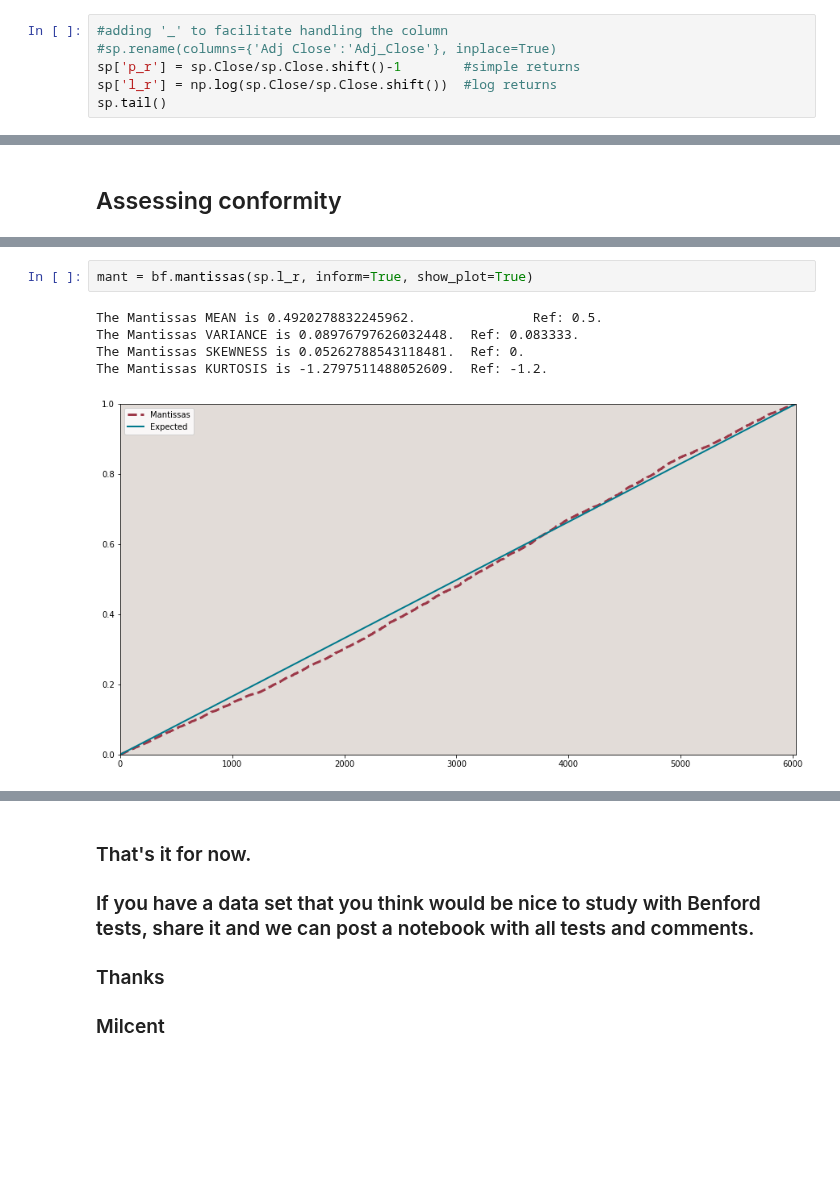
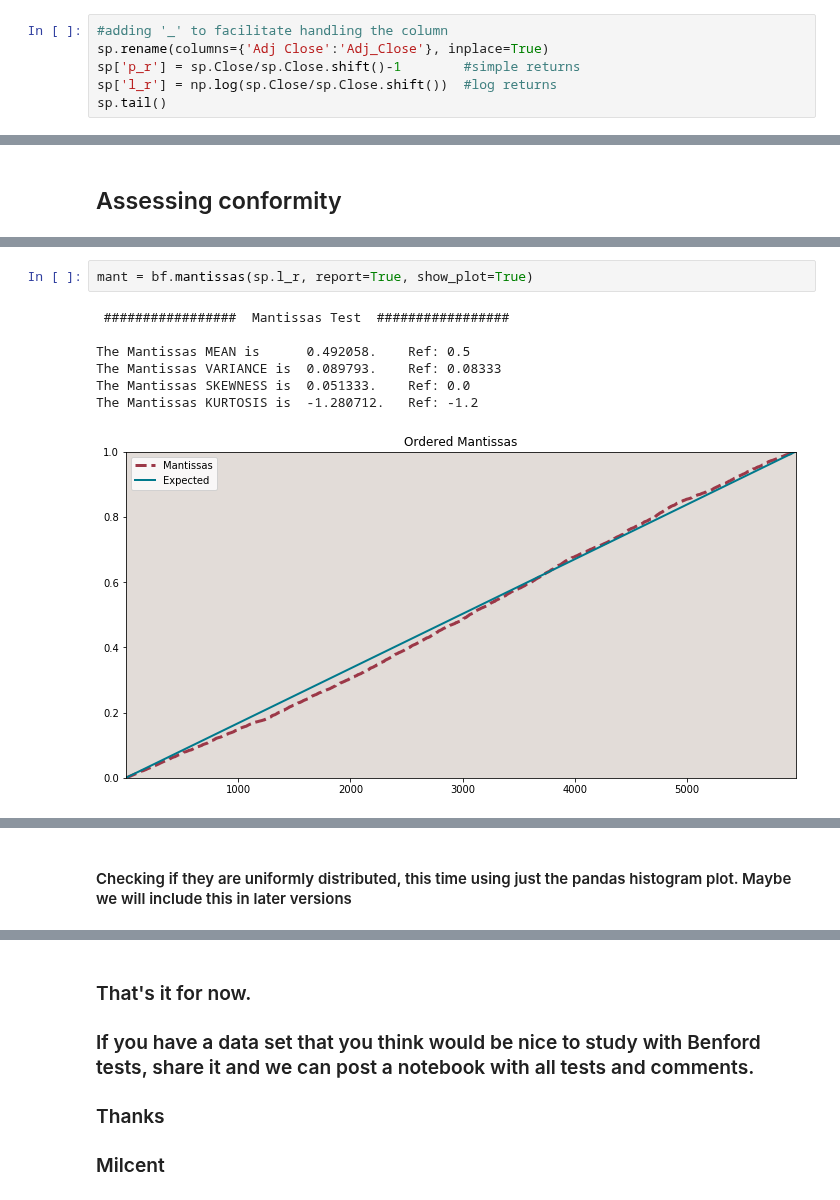
Before and after one commit to milcent/benford_py, a Jupyter notebook: Demo.ipynb, the cells around one changed output, grey strips where cells are left out. Saved outputs shown, nothing was run; the diff lists cells and outputs as text; blank space fills up the shorter version.

```diff
--- a/Demo.ipynb
+++ b/Demo.ipynb
@@ -34,7 +34,7 @@ sp = pd.read_csv('data/SPY.csv', index_col='Date', parse_dates=True)
 #### Creating simple and log return  columns
 # %%
 #adding '_' to facilitate handling the column
-#sp.rename(columns={'Adj Close':'Adj_Close'}, inplace=True)
+sp.rename(columns={'Adj Close':'Adj_Close'}, inplace=True)
 sp['p_r'] = sp.Close/sp.Close.shift()-1        #simple returns
 sp['l_r'] = np.log(sp.Close/sp.Close.shift())  #log returns
 sp.tail()
@@ -290,8 +307,10 @@ For the Second Digits:
 # %%
-mant = bf.mantissas(sp.l_r, inform=True, show_plot=True)
+mant = bf.mantissas(sp.l_r, report=True, show_plot=True)
 # %% [output]
-The Mantissas MEAN is 0.4920278832245962.               Ref: 0.5.
-The Mantissas VARIANCE is 0.08976797626032448.  Ref: 0.083333.
-The Mantissas SKEWNESS is 0.05262788543118481.  Ref: 0.
-The Mantissas KURTOSIS is -1.2797511488052609.  Ref: -1.2.
+ #################  Mantissas Test  #################
+
+The Mantissas MEAN is      0.492058.    Ref: 0.5
+The Mantissas VARIANCE is  0.089793.    Ref: 0.08333
+The Mantissas SKEWNESS is  0.051333.    Ref: 0.0
+The Mantissas KURTOSIS is  -1.280712.   Ref: -1.2
-[figure, old version]
+[figure, new version]
@@ -298 +318,3 @@ The Mantissas KURTOSIS is -1.2797511488052609.  Ref: -1.2.
+# %% [markdown]
+#### Checking if they are uniformly distributed, this time using just the pandas histogram plot. Maybe we will include this in later versions
 # %%
```
Also changed, not shown: parts of 53 cells of this notebook.
